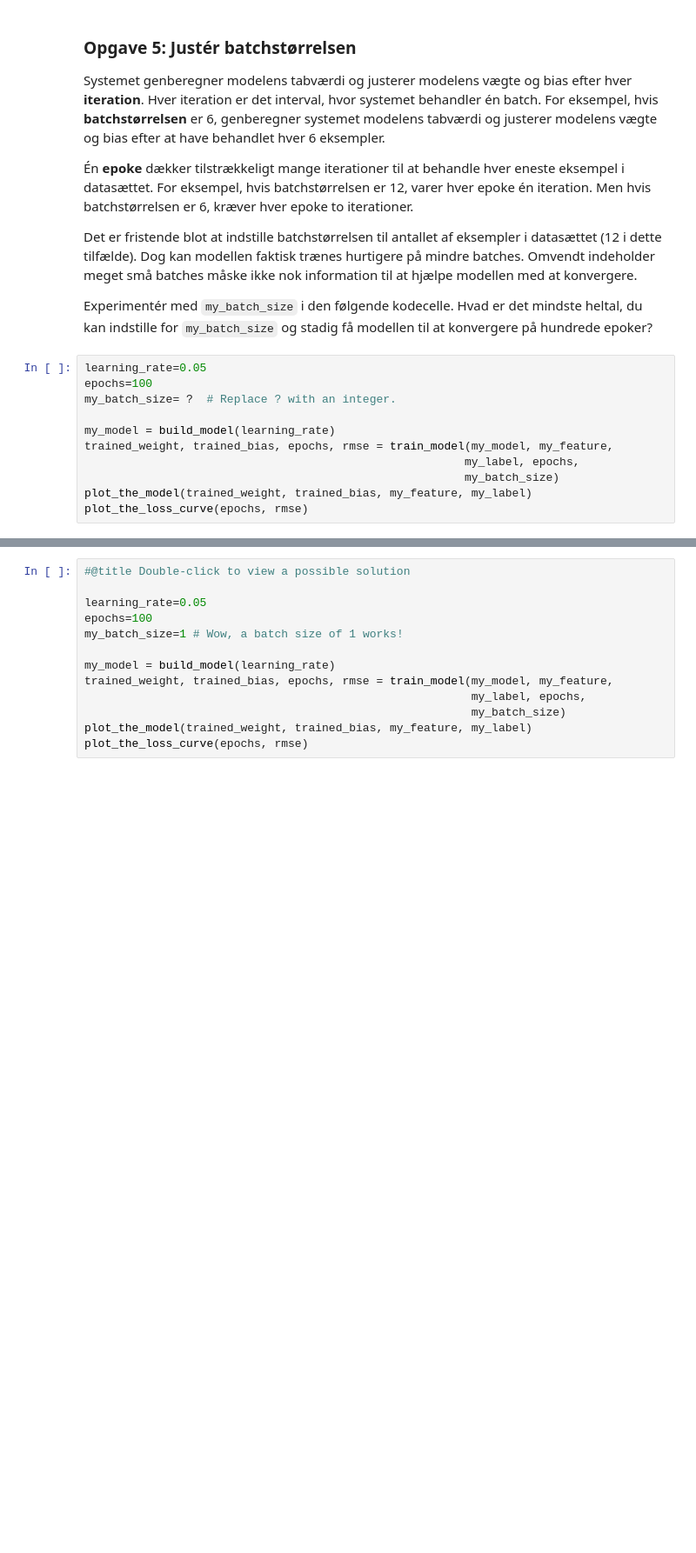
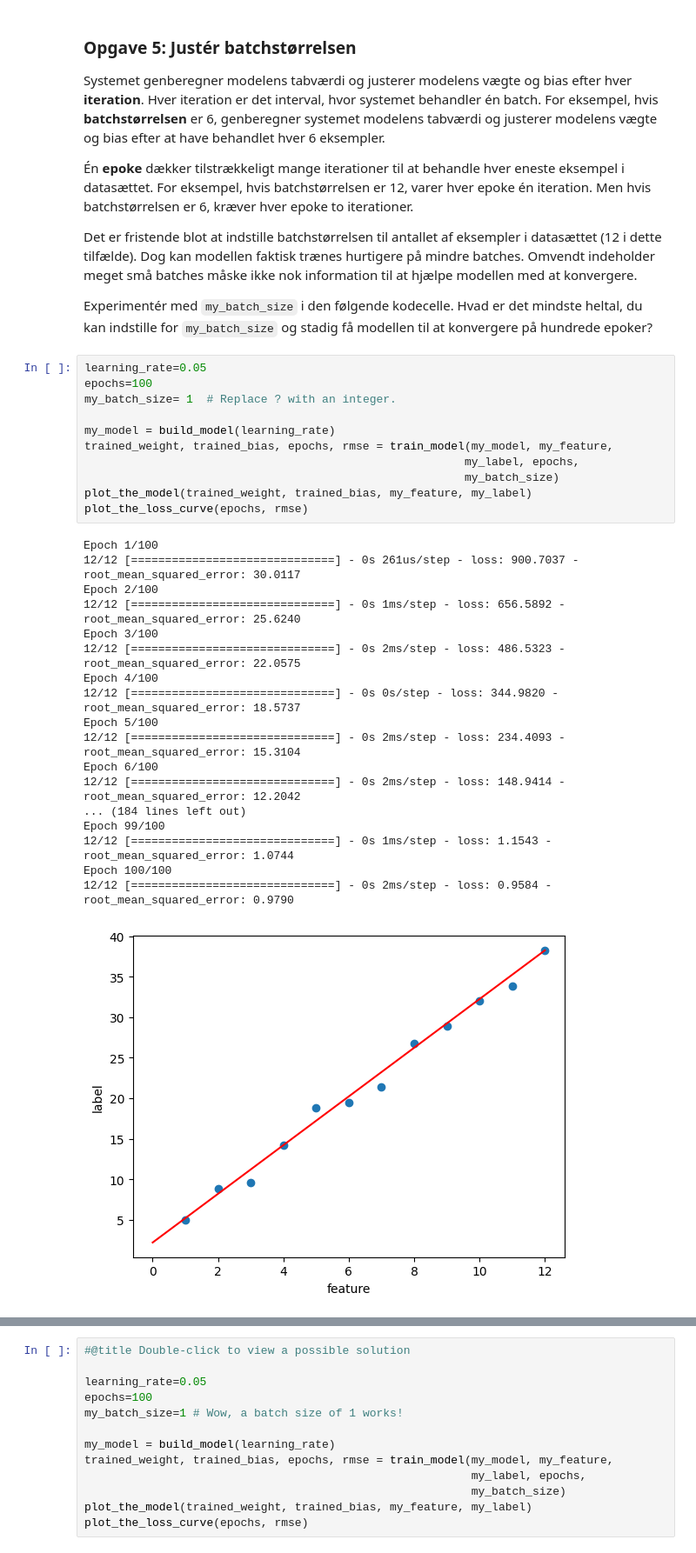
Before and after one commit to kasperhammer/ml-opgaver-kasperhammer-main, a Jupyter notebook: 1. Regression/1. regression.ipynb, the cells around one changed output, grey strips where cells are left out. Shown at 87% size. Cells and saved outputs as stored; diff of their text form; blank space fills up the shorter version.

```diff
--- a/1. Regression/1. regression.ipynb
+++ b/1. Regression/1. regression.ipynb
@@ -262,11 +390,30 @@ Experimentér med `my_batch_size` i den følgende kodecelle. Hvad er det mindste
 # %%
 learning_rate=0.05
 epochs=100
-my_batch_size= ?  # Replace ? with an integer.
+my_batch_size= 1  # Replace ? with an integer.
 
 my_model = build_model(learning_rate)
 trained_weight, trained_bias, epochs, rmse = train_model(my_model, my_feature,
                                                         my_label, epochs,
                                                         my_batch_size)
 plot_the_model(trained_weight, trained_bias, my_feature, my_label)
 plot_the_loss_curve(epochs, rmse)
+# %% [output]
+Epoch 1/100
+12/12 [==============================] - 0s 261us/step - loss: 900.7037 - root_mean_squared_error: 30.0117
+Epoch 2/100
+12/12 [==============================] - 0s 1ms/step - loss: 656.5892 - root_mean_squared_error: 25.6240
+Epoch 3/100
+12/12 [==============================] - 0s 2ms/step - loss: 486.5323 - root_mean_squared_error: 22.0575
+Epoch 4/100
+12/12 [==============================] - 0s 0s/step - loss: 344.9820 - root_mean_squared_error: 18.5737
+Epoch 5/100
+12/12 [==============================] - 0s 2ms/step - loss: 234.4093 - root_mean_squared_error: 15.3104
+Epoch 6/100
+12/12 [==============================] - 0s 2ms/step - loss: 148.9414 - root_mean_squared_error: 12.2042
+... (184 lines left out)
+Epoch 99/100
+12/12 [==============================] - 0s 1ms/step - loss: 1.1543 - root_mean_squared_error: 1.0744
+Epoch 100/100
+12/12 [==============================] - 0s 2ms/step - loss: 0.9584 - root_mean_squared_error: 0.9790
+[figure, added]
```
Also changed, not shown: parts of 22 cells of this notebook.
